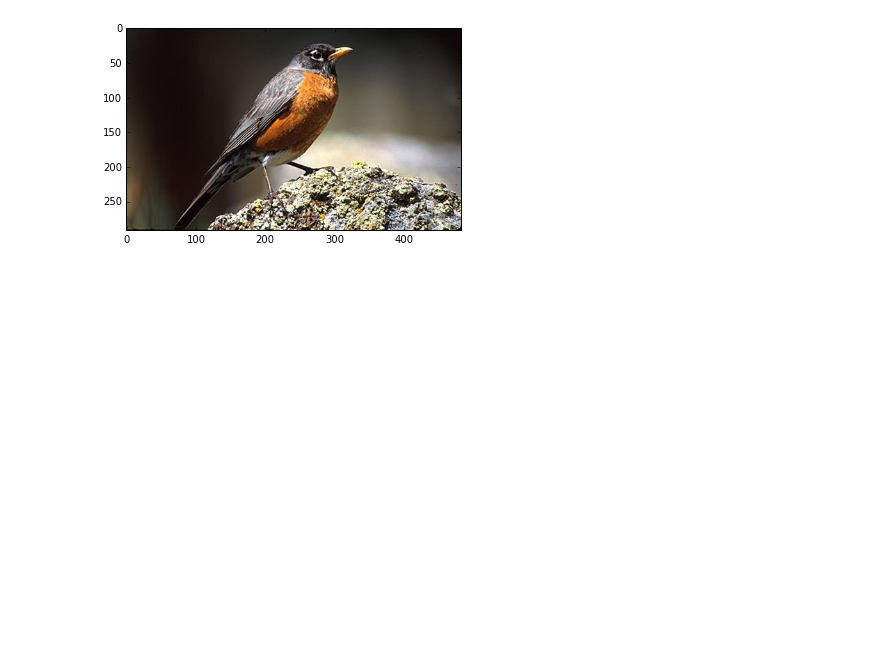
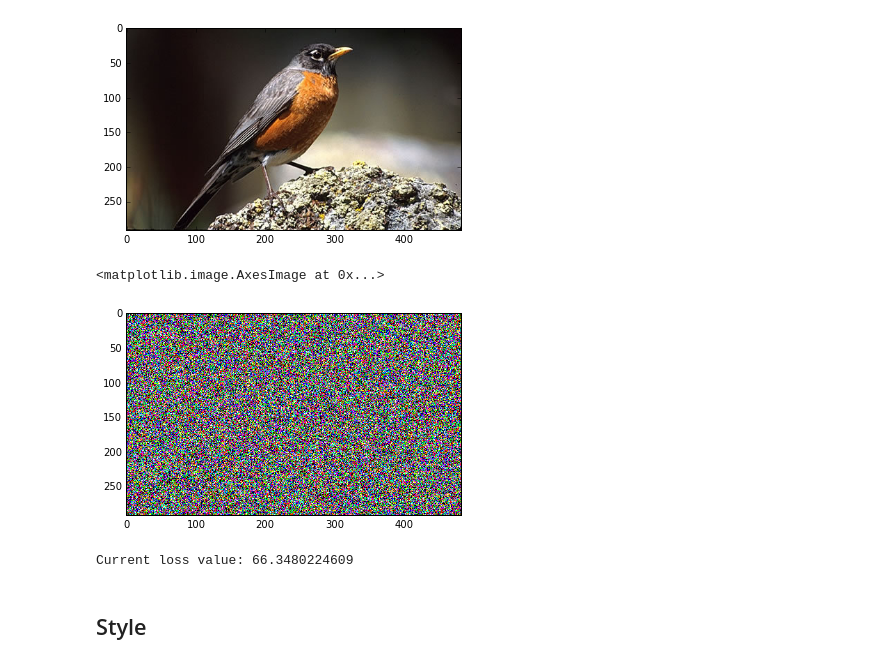
Before and after one commit to tfolkman/deep-learning-experiments, a Jupyter notebook: fastai_course2/Style Transfer.ipynb, the cells around one changed output. Cells and saved outputs as stored; diff of their text form; code cells hidden in the pictures; blank space fills up the shorter version.

```diff
--- a/fastai_course2/Style Transfer.ipynb
+++ b/fastai_course2/Style Transfer.ipynb
@@ -27,3 +18,7 @@ def deprocess(img):
+# %%
+rn_mean = np.array([123.68, 116.779, 103.939], dtype=np.float32)
+preproc = lambda x: (x - rn_mean)[:, :, :, ::-1]
+deproc = lambda x,s: np.clip(x.reshape(s)[:, :, :, ::-1] + rn_mean, 0, 255)
 # %%
 img = Image.open("./images/bird.png")
 # %%
@@ -36,2 +29,5 @@ img_proc = preprocess(np.array(img, dtype=np.float32))
+# %%
+img_arr = preproc(np.expand_dims(np.array(img), 0))
+shp = img_arr.shape
 # %%
 model = VGG16_Avg(include_top=False)
@@ -37,0 +64,11 @@ model = VGG16_Avg(include_top=False)
+# %%
+rand_img = lambda shape: np.random.uniform(-2.5, 2.5, shape) / 100
+x = rand_img(shp)
+plt.imshow(x[0])
+# %% [output]
+<matplotlib.image.AxesImage at 0x...>
+[figure, added]
+# %%
+bird_x = solve_image(eval_function, 10, x)
+# %% [output]
+Current loss value: 66.3480224609
@@ -37,0 +77,2 @@ model = VGG16_Avg(include_top=False)
+# %% [markdown]
+## Style
```
Also changed, not shown: parts of 19 cells of this notebook, 1 other file.
